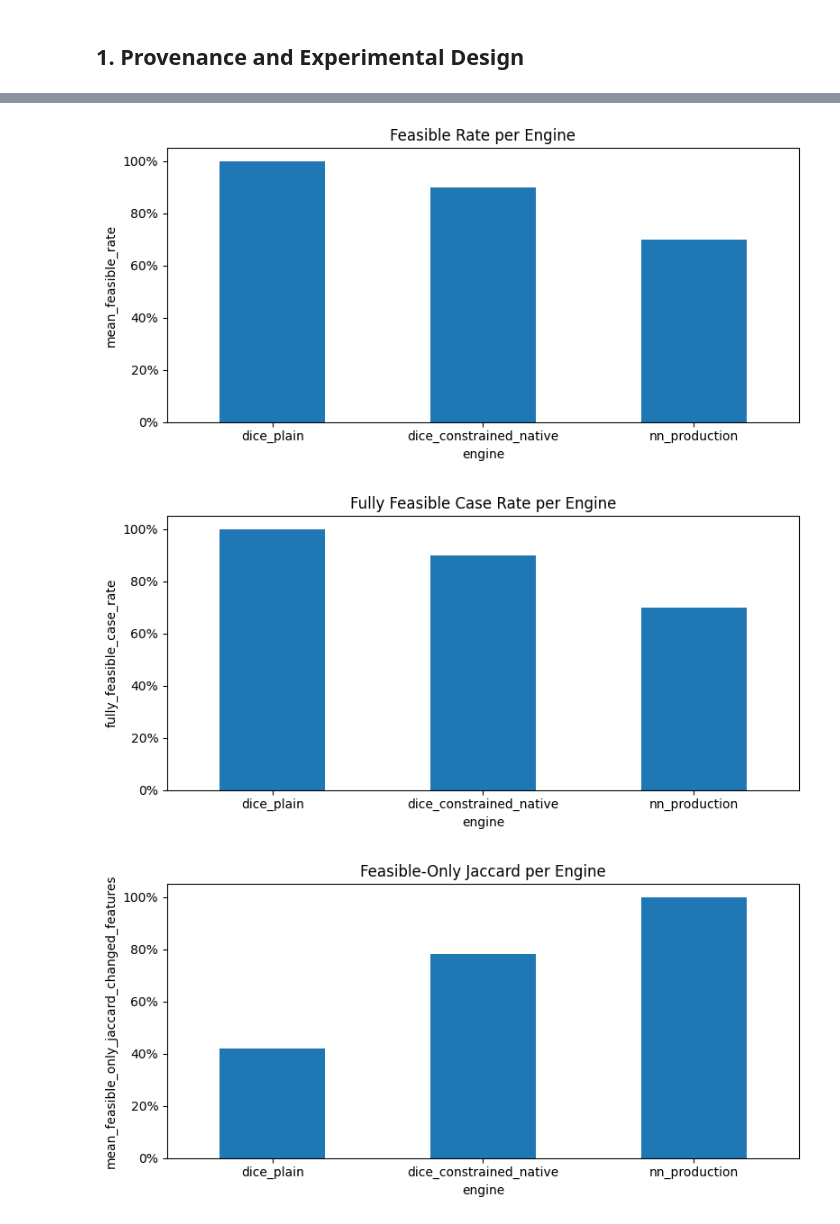
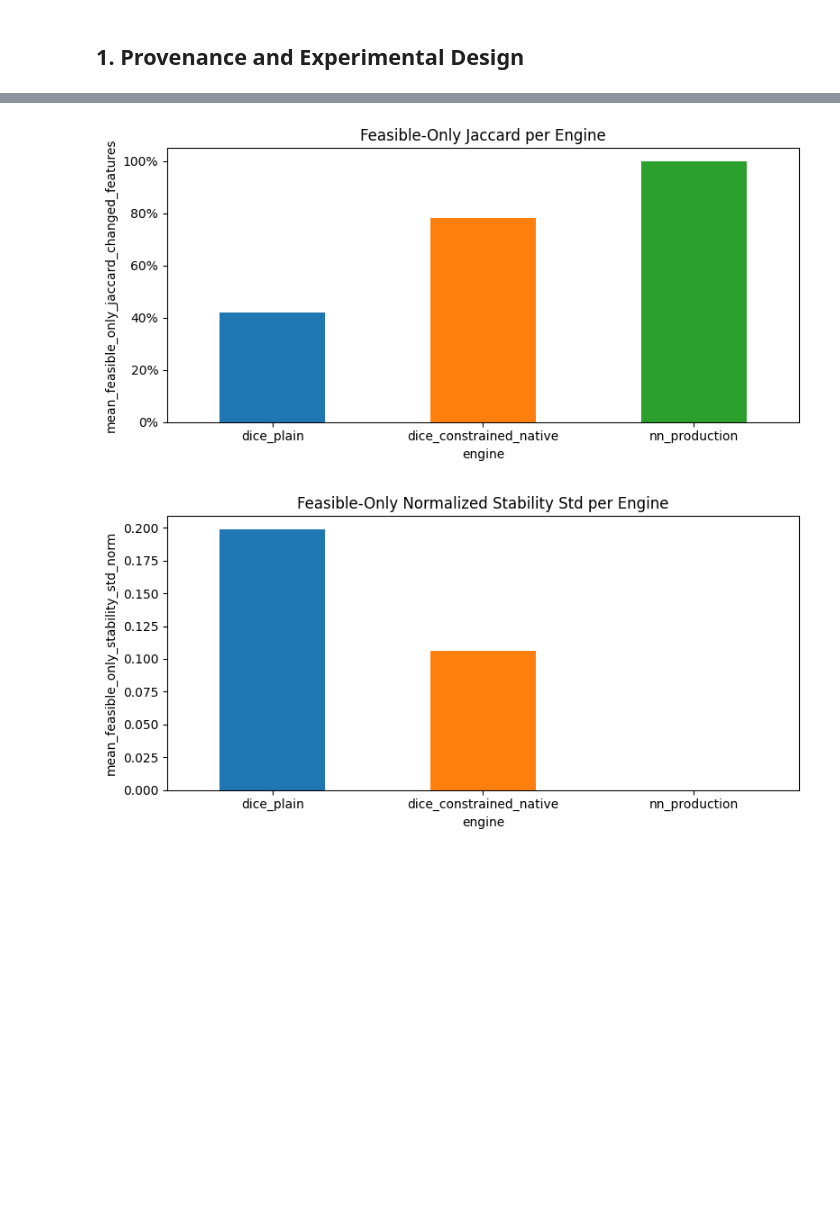
Before and after one commit to Diabetify-2-0/diabetify-cf, a Jupyter notebook: experiments/notebooks/core_benchmark.ipynb, the cells around one changed output, grey strips where cells are left out. Cells and saved outputs as stored; diff of their text form; code cells hidden in the pictures; blank space fills up the shorter version.

```diff
--- a/experiments/notebooks/core_benchmark.ipynb
+++ b/experiments/notebooks/core_benchmark.ipynb
@@ -35,13 +32,11 @@ pd.set_option("display.max_columns", 100)
 pd.set_option("display.max_rows", 200)
 
 ENGINE_ORDER = ["dice_plain", "dice_constrained_native", "nn_production"]
-SCENARIO_ORDER = ["default_mutable", "bmi_activity_smoking_hypertension", "bmi_activity", "bmi", "activity", "no_mutable"]
+SCENARIO_ORDER = ["default_mutable", "bmi_activity_smoking_hypertension", "bmi_activity", "bmi"]
 ENGINE_COLORS = {"dice_plain": "#1f77b4", "dice_constrained_native": "#ff7f0e", "nn_production": "#2ca02c"}
 
 SCENARIO_GROUPS = {
     "operational": ["default_mutable", "bmi_activity_smoking_hypertension", "bmi_activity", "bmi"],
-    "stress_test": ["activity"],
-    "infeasible_control": ["no_mutable"],
 }
 SCENARIO_GROUP_LABELS = {
     "operational": "Operational",
@@ -517,8 +460,6 @@ if not stability_df.empty:
     )
     stability_view = stability_view[[
         "engine",
-        "mean_feasible_rate",
-        "fully_feasible_case_rate",
         "mean_feasible_only_jaccard_changed_features",
         "mean_feasible_only_stability_std_norm",
     ]].sort_values("engine").reset_index(drop=True)
@@ -527,36 +468,34 @@ if not stability_df.empty:
         style_metric_table(
             stability_view,
             percent_cols=[
-                "mean_feasible_rate",
-                "fully_feasible_case_rate",
                 "mean_feasible_only_jaccard_changed_features",
             ],
             hide_index=True,
         )
     )
 
-    stability_metrics_percent = [
-        ("mean_feasible_rate", "Feasible Rate per Engine"),
-        ("fully_feasible_case_rate", "Fully Feasible Case Rate per Engine"),
-        ("mean_feasible_only_jaccard_changed_features", "Feasible-Only Jaccard per Engine"),
-    ]
-    for metric, title in stability_metrics_percent:
-        metric_plot = stability_view.set_index("engine")[[metric]].reindex(ENGINE_ORDER)
-        ax = metric_plot.plot(
-            kind="bar",
-            figsize=(8, 4),
-            rot=0,
-            legend=False,
-            color=[ENGINE_COLORS.get(engine, "#4b5563") for engine in metric_plot.index],
-        )
-        ax.set_title(title)
-        ax.set_xlabel("engine")
-        ax.set_ylabel(metric)
-        ax.yaxis.set_major_formatter(PercentFormatter(1.0))
-        plt.tight_layout()
-        plt.show()
+    jaccard_plot = (
+        stability_view.set_index("engine")["mean_feasible_only_jaccard_changed_features"]
+        .reindex(ENGINE_ORDER)
+    )
+    ax = jaccard_plot.plot(
+        kind="bar",
+        figsize=(8, 4),
+        rot=0,
+        legend=False,
+        color=[ENGINE_COLORS.get(engine, "#4b5563") for engine in jaccard_plot.index],
+    )
+    ax.set_title("Feasible-Only Jaccard per Engine")
+    ax.set_xlabel("engine")
+    ax.set_ylabel("mean_feasible_only_jaccard_changed_features")
+    ax.yaxis.set_major_formatter(PercentFormatter(1.0))
+    plt.tight_layout()
+    plt.show()
 
-    std_plot = stability_view.set_index("engine")[["mean_feasible_only_stability_std_norm"]].reindex(ENGINE_ORDER)
+    std_plot = (
+        stability_view.set_index("engine")["mean_feasible_only_stability_std_norm"]
+        .reindex(ENGINE_ORDER)
+    )
     ax = std_plot.plot(
         kind="bar",
         figsize=(8, 4),
@@ -571,13 +510,12 @@ if not stability_df.empty:
     plt.show()
 
     best_stability = stability_view.sort_values(
-        ["fully_feasible_case_rate", "mean_feasible_only_jaccard_changed_features", "mean_feasible_only_stability_std_norm"],
-        ascending=[False, False, True],
+        ["mean_feasible_only_jaccard_changed_features", "mean_feasible_only_stability_std_norm"],
+        ascending=[False, True],
     ).iloc[0]
     stability_note = (
-        f"**Takeaway stabilitas.** Engine yang paling kuat pada stabilitas saat ini adalah **{best_stability['engine']}**, "
-        f"dengan `fully_feasible_case_rate` {best_stability['fully_feasible_case_rate']:.1%}, "
-        f"`Jaccard` {best_stability['mean_feasible_only_jaccard_changed_features']:.1%}, dan "
+        f"**Takeaway stabilitas.** Engine yang paling kuat pada stabilitas saat ini adalah**{best_stability['engine']}**, "
+        f"dengan `Jaccard` {best_stability['mean_feasible_only_jaccard_changed_features']:.1%} dan "
         f"`std_norm` {best_stability['mean_feasible_only_stability_std_norm']:.3f}."
     )
 # %% [output]
@@ -588,3 +526,2 @@ if not stability_df.empty:
-[figure, old version]
+[figure, new version]
-[figure, old version]
+[figure, new version]
-[figure, removed]
```
Also changed, not shown: parts of 16 cells of this notebook, 7 other files.
